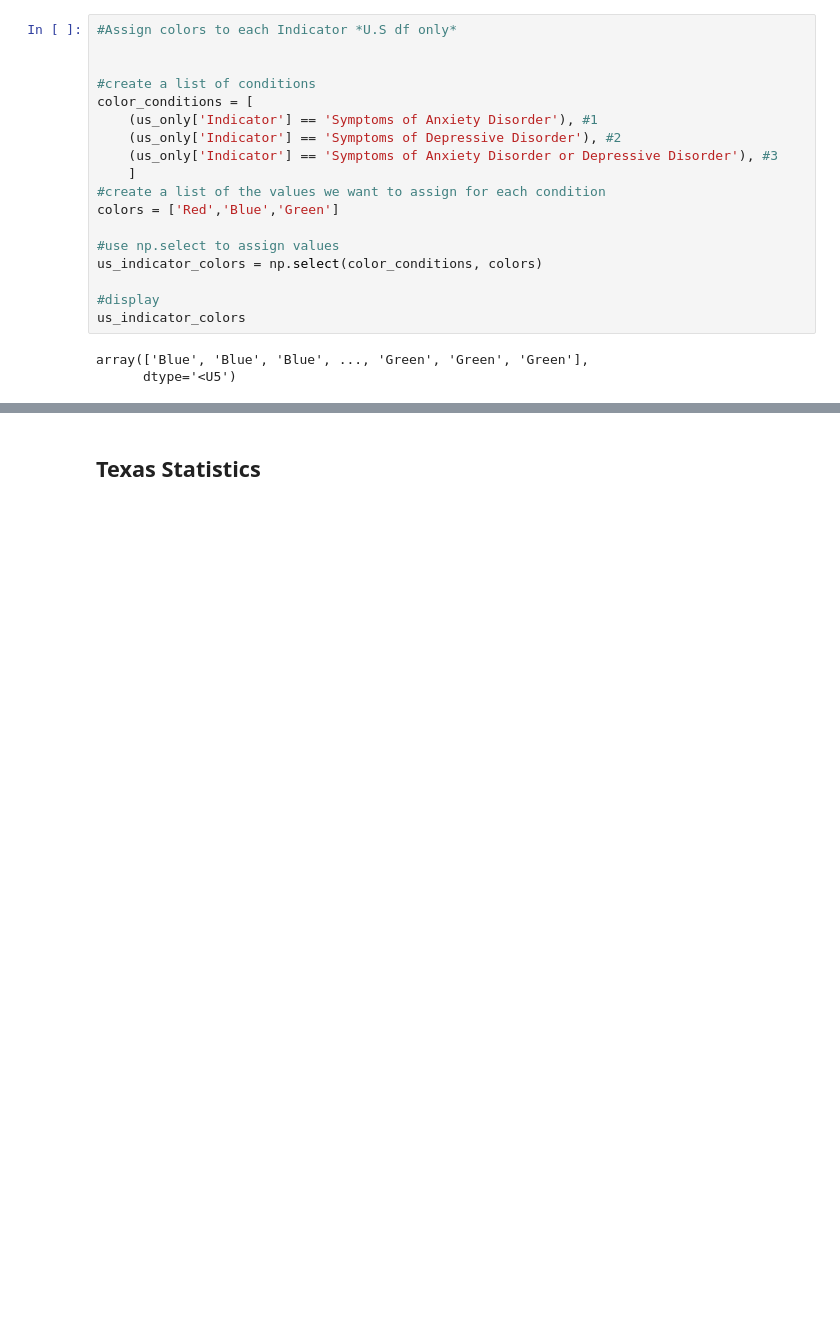
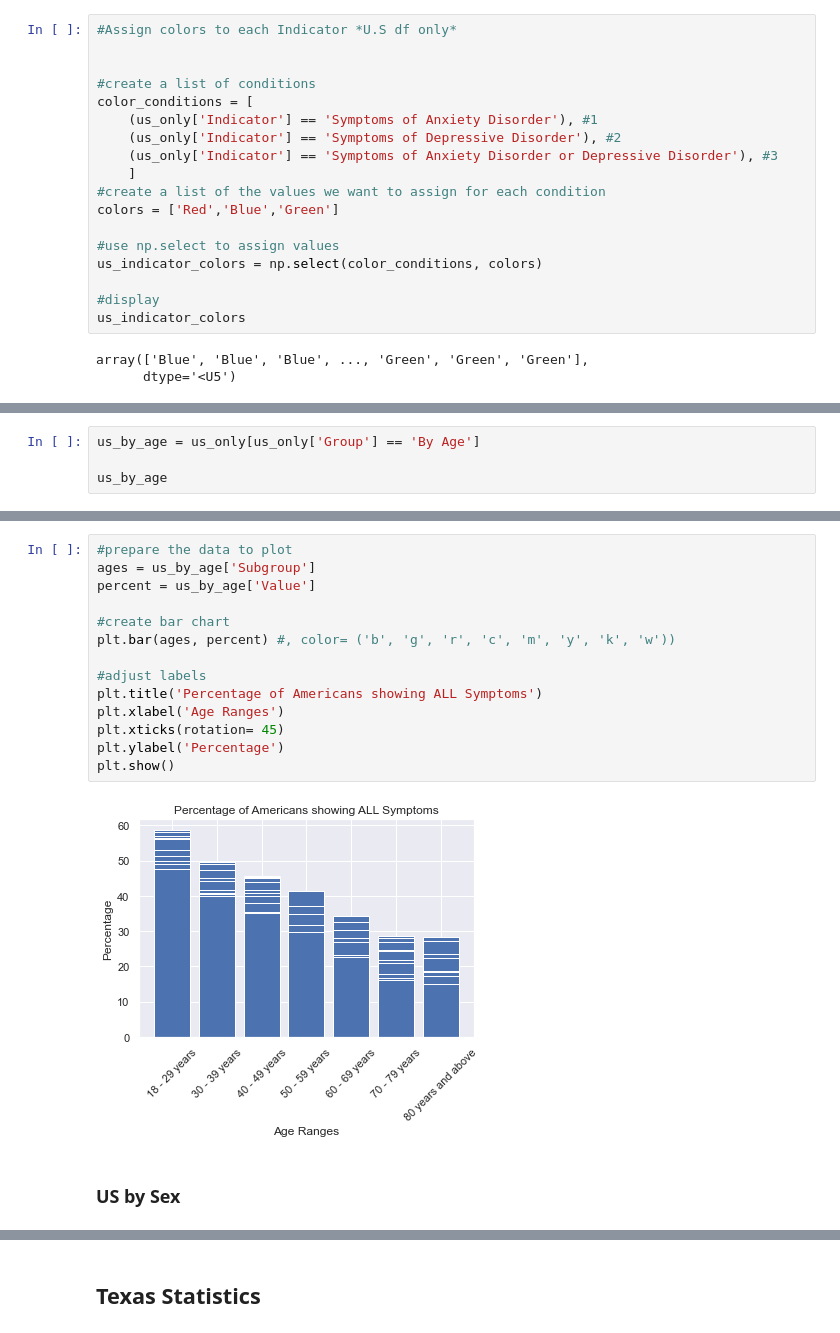
Before and after one commit to lmm2020/EDA-Projects, a Jupyter notebook: EDA_anxiety.ipynb, the cells around one changed output, grey strips where cells are left out. Saved outputs shown, nothing was run; the diff lists cells and outputs as text; blank space fills up the shorter version.

Commit message:
Created plots for each subgroup

```diff
--- a/EDA_anxiety.ipynb
+++ b/EDA_anxiety.ipynb
@@ -496,0 +514,4 @@ array(['Blue', 'Blue', 'Blue', ..., 'Green', 'Green', 'Green'],
+# %%
+us_by_age = us_only[us_only['Group'] == 'By Age']
+
+us_by_age
@@ -496,0 +532,18 @@ array(['Blue', 'Blue', 'Blue', ..., 'Green', 'Green', 'Green'],
+# %%
+#prepare the data to plot
+ages = us_by_age['Subgroup']
+percent = us_by_age['Value']
+
+#create bar chart
+plt.bar(ages, percent) #, color= ('b', 'g', 'r', 'c', 'm', 'y', 'k', 'w'))
+
+#adjust labels
+plt.title('Percentage of Americans showing ALL Symptoms')
+plt.xlabel('Age Ranges')
+plt.xticks(rotation= 45)
+plt.ylabel('Percentage')
+plt.show()
+# %% [output]
+[figure, added]
+# %% [markdown]
+### US by Sex
```
Also changed, not shown: parts of 35 cells of this notebook.
